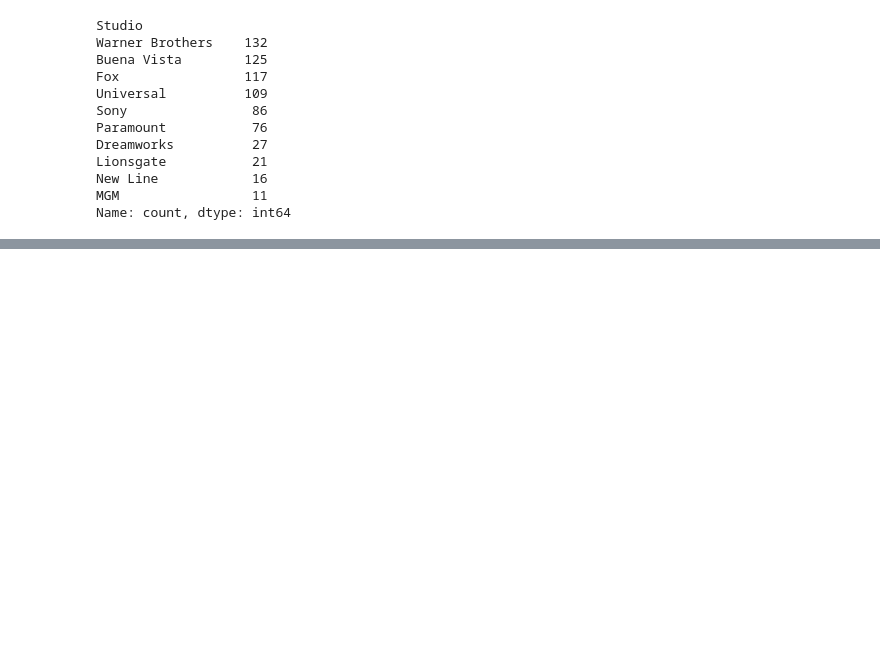
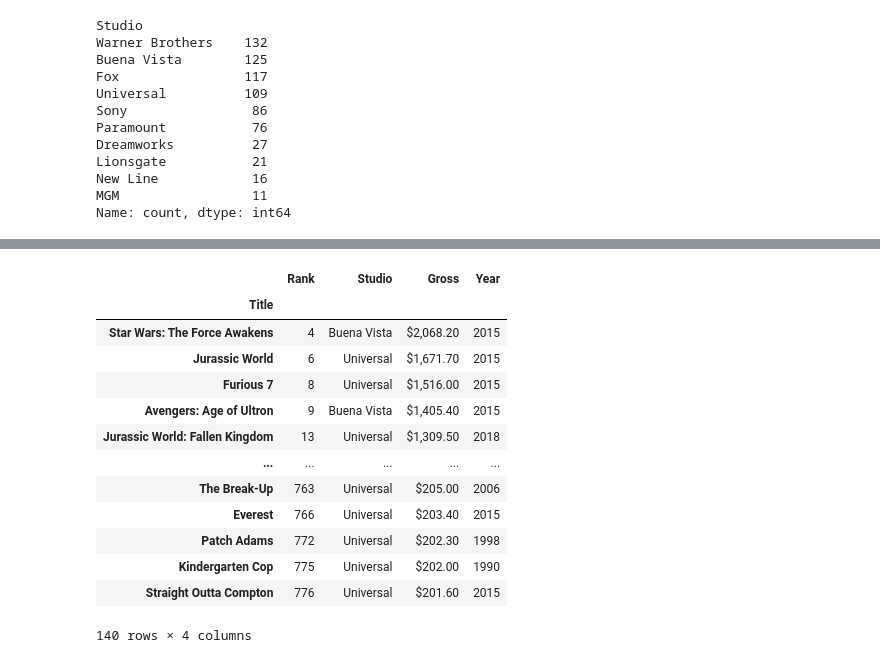
Before and after one commit to 10eace/study, a Jupyter notebook: machine-learning/bo_pandas-in-action/ch01_introducing-pandas.ipynb, the cells around one changed output, grey strips where cells are left out. Saved outputs shown, nothing was run; the diff lists cells and outputs as text; code cells hidden in the pictures; blank space fills up the shorter version.

```diff
--- a/machine-learning/bo_pandas-in-action/ch01_introducing-pandas.ipynb
+++ b/machine-learning/bo_pandas-in-action/ch01_introducing-pandas.ipynb
@@ -302,0 +368,20 @@ Name: count, dtype: int64
+# %%
+released_by_universal = movies["Studio"] == "Universal"
+released_in_2015 = movies["Year"] == 2015
+
+movies[released_by_universal | released_in_2015]
+# %% [output]
+|  | Rank | Studio | Gross | Year |
+| Title |  |  |  |  |
+| Star Wars: The Force Awakens | 4 | Buena Vista | $2,068.20 | 2015 |
+| Jurassic World | 6 | Universal | $1,671.70 | 2015 |
+| Furious 7 | 8 | Universal | $1,516.00 | 2015 |
+| Avengers: Age of Ultron | 9 | Buena Vista | $1,405.40 | 2015 |
+| Jurassic World: Fallen Kingdom | 13 | Universal | $1,309.50 | 2018 |
+| ... | ... | ... | ... | ... |
+| The Break-Up | 763 | Universal | $205.00 | 2006 |
+| Everest | 766 | Universal | $203.40 | 2015 |
+| Patch Adams | 772 | Universal | $202.30 | 1998 |
+| Kindergarten Cop | 775 | Universal | $202.00 | 1990 |
+| Straight Outta Compton | 776 | Universal | $201.60 | 2015 |
+140 rows × 4 columns
```
Also changed, not shown: parts of 16 cells of this notebook.
